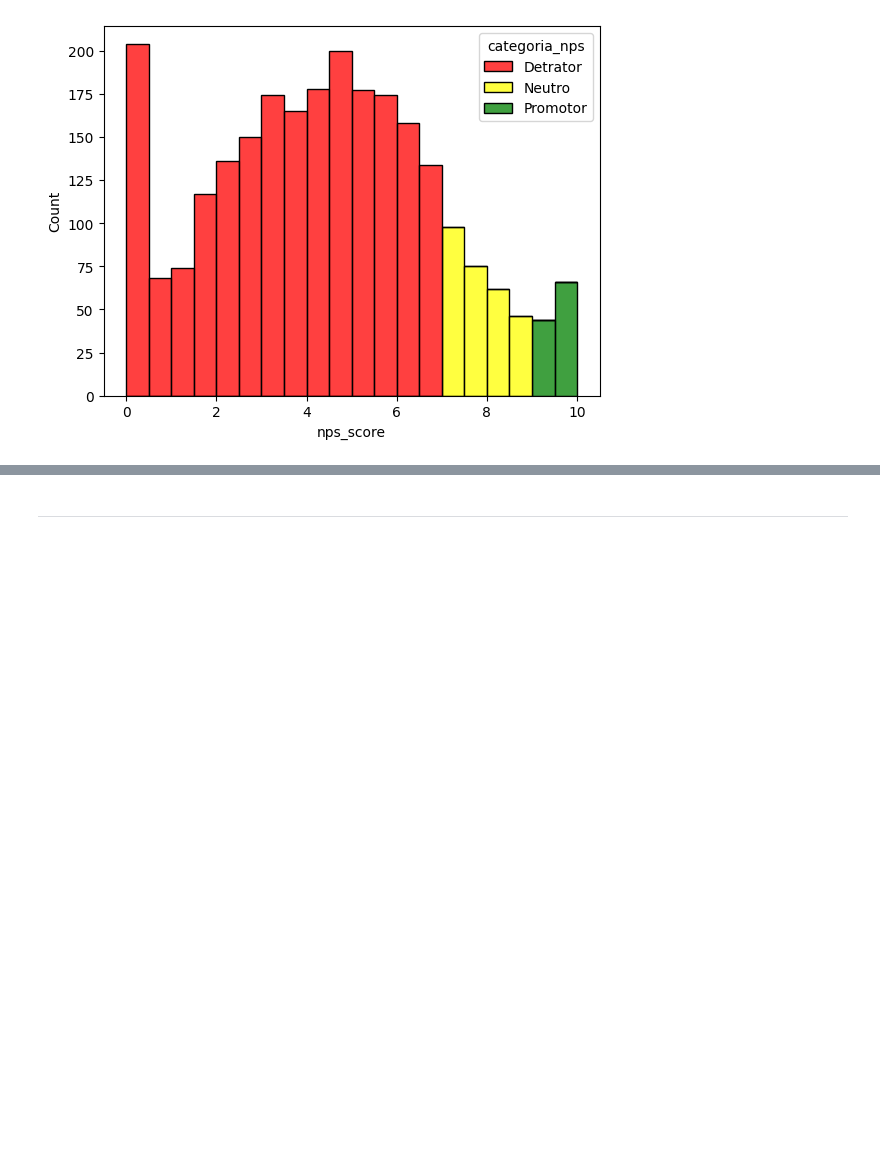
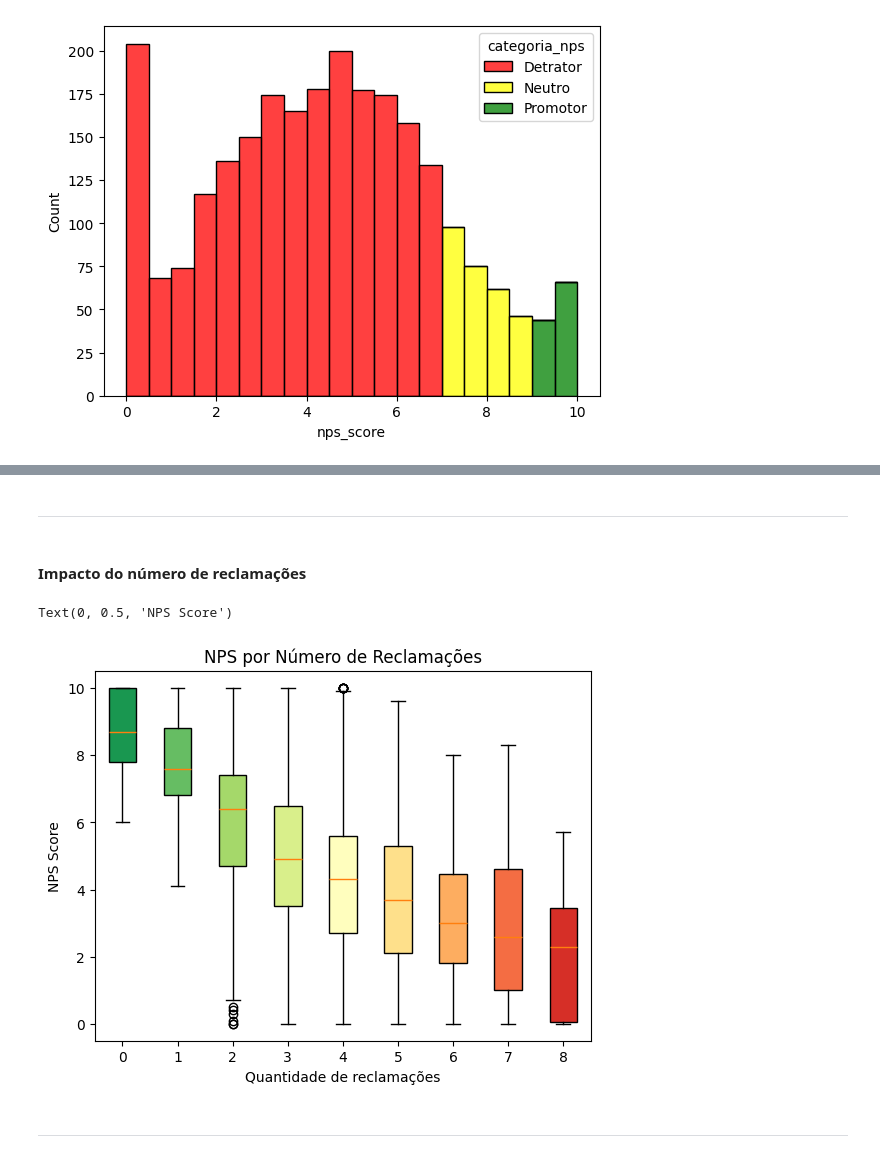
Before and after one commit to athosbhx/fiap-nps-predictive-analysis, a Jupyter notebook: notebooks/01_EDA_NPS.ipynb, the cells around one changed output, grey strips where cells are left out. Drawn from its saved outputs; the diff is of its cells as text; code cells hidden in the pictures; blank space fills up the shorter version.

```diff
--- a/notebooks/01_EDA_NPS.ipynb
+++ b/notebooks/01_EDA_NPS.ipynb
@@ -149,3 +239,26 @@ plt.show()
+# %% [markdown]
+####
+---
+# %% [markdown]
+#### Impacto do número de reclamações
+# %%
+df_reclamacoes = dados[dados['complaints_count'] <= 8] #removendo outliers
+nps_por_complaint = [df_reclamacoes[df_reclamacoes['complaints_count']==i]['nps_score'].values
+                     for i in sorted(df_reclamacoes['complaints_count'].unique())]
+boxplot = plt.boxplot(nps_por_complaint,
+                      labels=sorted(df_reclamacoes['complaints_count'].unique()),
+                      patch_artist=True, notch=False
+                      )
+
+for patch, color in zip(boxplot['boxes'], plt.cm.RdYlGn_r(np.linspace(0.1, 0.9, len(boxplot['boxes'])))):
+    patch.set_facecolor(color)
+
+plt.title('NPS por Número de Reclamações')
+plt.xlabel('Quantidade de reclamações')
+plt.ylabel('NPS Score')
+# %% [output]
+Text(0, 0.5, 'NPS Score')
+[figure, added]
 # %% [markdown]
 ####
 --------------
```
Also changed, not shown: parts of 16 cells of this notebook, 5 other files.
